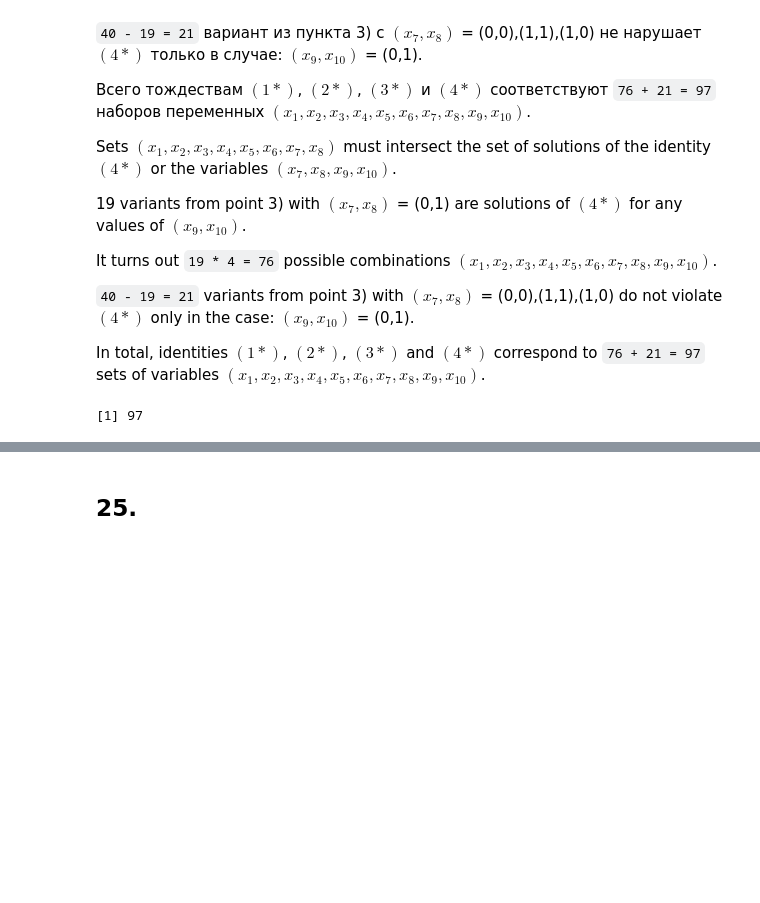
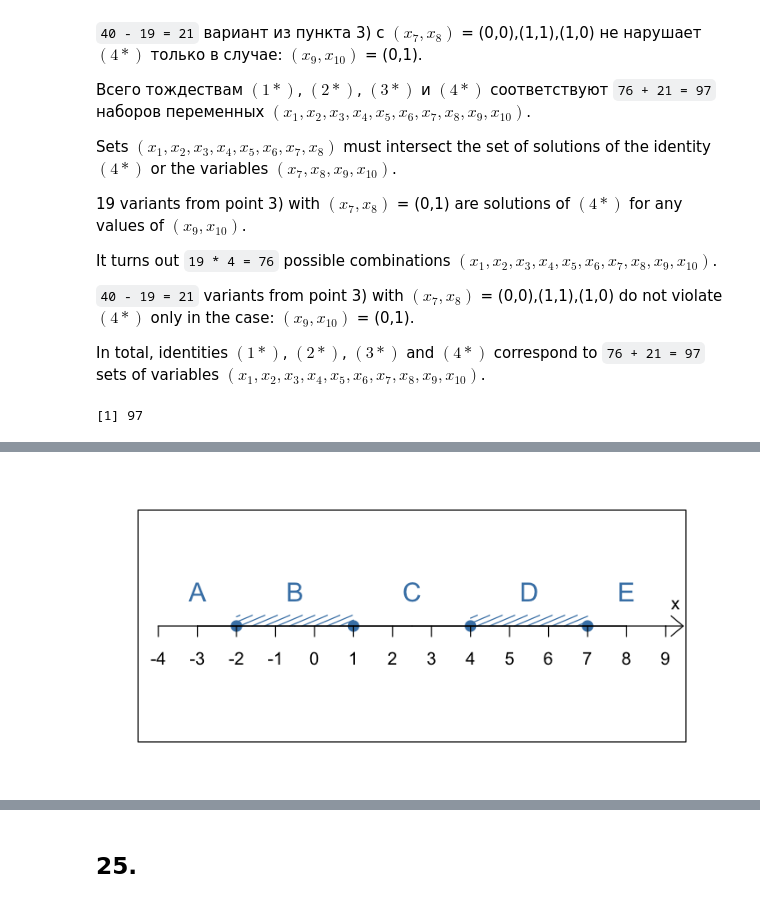
Before and after one commit to OlgaBelitskaya/it_20172018, a Jupyter notebook: 2017_Variant4_R.ipynb, the cells around one changed output, grey strips where cells are left out. Cells and saved outputs as stored; diff of their text form; code cells hidden in the pictures; blank space fills up the shorter version.

```diff
--- a/2017_Variant4_R.ipynb
+++ b/2017_Variant4_R.ipynb
@@ -1788,0 +1830,19 @@ answer_dictionary[23] <- toString(c)
+# %%
+options(repr.plot.width=6,repr.plot.height=3)
+par(mar=c(2,2,2,2))
+
+plot(c(-2,1,4,7),c(0,0,0,0),col='steelblue',pch=20,cex=2,
+     xaxt='n',yaxt='n',xlim=c(-4,9),ylim=c(-0.5,0.5))
+
+polygon(c(-2,1,1,-2),c(0,0,0.05,0.05),
+        col='steelblue',density=c(10),border=NA)
+polygon(c(4,7,7,4),c(0,0,0.05,0.05),
+        col='steelblue',density=c(10),border=NA)
+
+axis(1,pos=0,at=-4:9)
+axis(3,pos=0,tck=0,col.axis='steelblue',cex.axis=1.5,
+     at=c(-3,-0.5,2.5,5.5,8),labels=c('A','B','C','D','E'))
+text(9.25,0.1,"x")
+arrows(9,0,9.45,0,angle=40,length=0.15)
+# %% [output]
+[figure, added]
```
Also changed, not shown: parts of 9 cells of this notebook, 1 other file.
